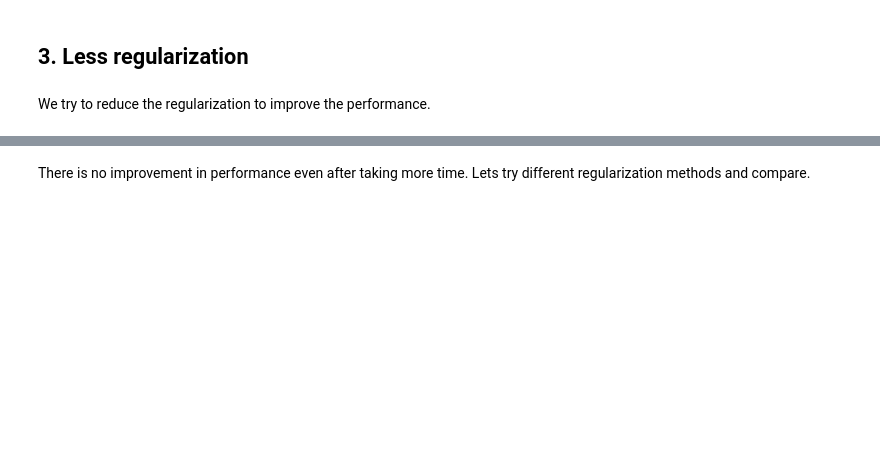
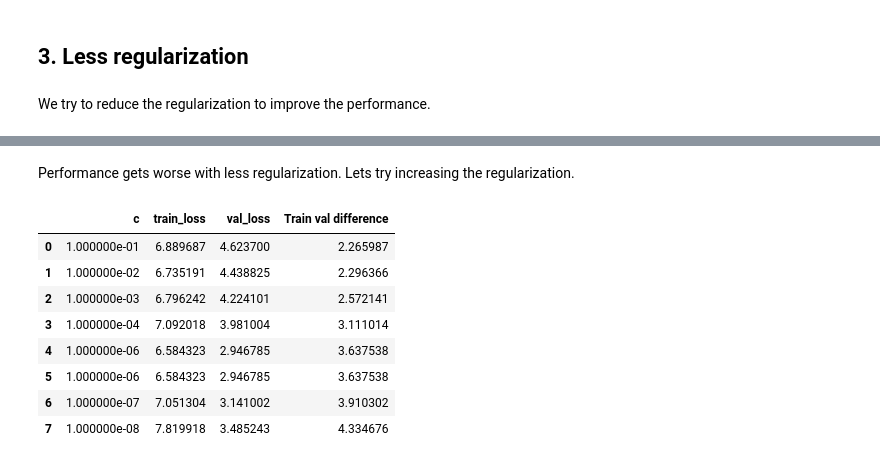
Before and after one commit to ericks-on/Online-Shoppers-logistic-regression-model, a Jupyter notebook: index.ipynb, the cells around one changed output, grey strips where cells are left out. Drawn from its saved outputs; the diff is of its cells as text; code cells hidden in the pictures; blank space fills up the shorter version.

```diff
--- a/index.ipynb
+++ b/index.ipynb
@@ -571,0 +537,12 @@ def get_train_val_loss(model, X_train, y_train, cont_cols, cat_cols):
+# %%
+# creating list for categorical and continuous columns
+cat_cols = X_train_dummy.columns
+cont_cols = list(X_train.select_dtypes(exclude='object'))
+cont_cols.remove('Wkd')
+
+# preprocessed X train
+X_train_preprocessed = pd.concat(
+    [numeric_training, X_train_dummy],
+    axis=1
+)
+X_train_preprocessed
@@ -612,2 +612,37 @@ Less Regularization model log loss on validation: 4.488404042763908
-# %% [markdown]
-There is no improvement in performance even after taking more time. Lets try different regularization methods and compare.
+# %% [markdown]
+Performance gets worse with less regularization. Lets try increasing the  regularization.
+# %%
+c_vals = [.1, .01, .001, 1e-4, .1e-5, 1e-6, 1e-7, 1e-8]
+l2_log_loss_items = []
+for c in c_vals:
+    item = {
+        'c': c
+    }
+    less_reg_model = LogisticRegression(solver='liblinear',
+                                  random_state=random_state,
+                                  C=c)
+    l2_train_loss, l2_val_loss = get_train_val_loss(less_reg_model,
+                                                    X_train_preprocessed,
+                                                    y_train,
+                                                    cont_cols,
+                                                    cat_cols)
+
+    item['train_loss'] = l2_train_loss
+    item['val_loss'] = l2_val_loss
+    l2_log_loss_items.append(item)
+# %%
+l2_loss_df = pd.DataFrame(l2_log_loss_items)
+l2_loss_df['Train val difference'] = l2_loss_df['train_loss'] - \
+    l2_loss_df['val_loss']
+
+l2_loss_df
+# %% [output]
+|  | c | train_loss | val_loss | Train val difference |
+| 0 | 1.000000e-01 | 6.889687 | 4.623700 | 2.265987 |
+| 1 | 1.000000e-02 | 6.735191 | 4.438825 | 2.296366 |
+| 2 | 1.000000e-03 | 6.796242 | 4.224101 | 2.572141 |
+| 3 | 1.000000e-04 | 7.092018 | 3.981004 | 3.111014 |
+| 4 | 1.000000e-06 | 6.584323 | 2.946785 | 3.637538 |
+| 5 | 1.000000e-06 | 6.584323 | 2.946785 | 3.637538 |
+| 6 | 1.000000e-07 | 7.051304 | 3.141002 | 3.910302 |
+| 7 | 1.000000e-08 | 7.819918 | 3.485243 | 4.334676 |
```
Also changed, not shown: parts of 40 cells of this notebook.
